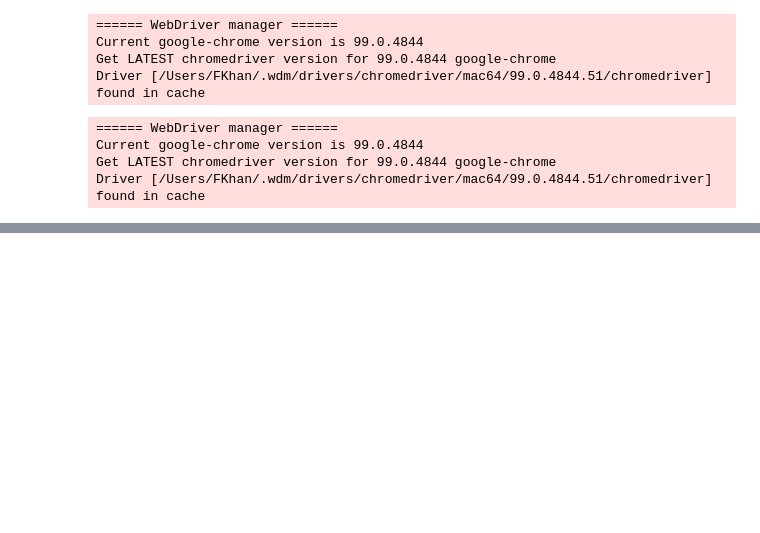
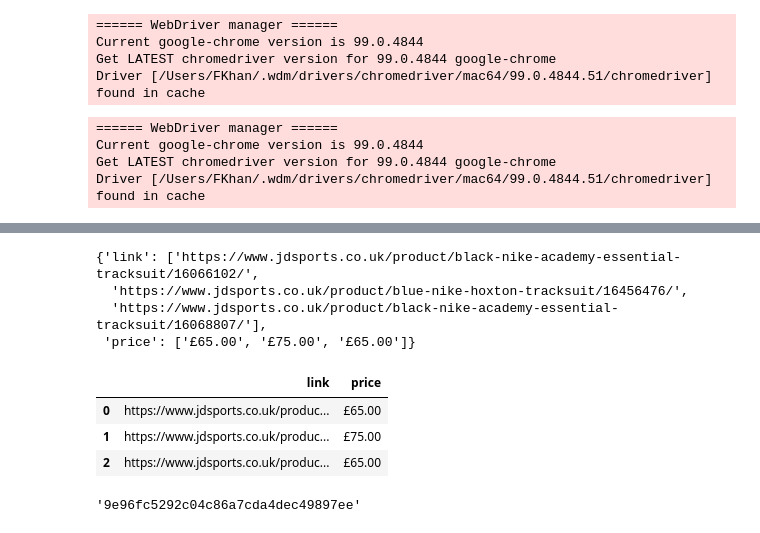
Before and after one commit to umz-98/DCP_Project, a Jupyter notebook: DCP_test.ipynb, the cells around one changed output, grey strips where cells are left out. Cells and saved outputs as stored; diff of their text form; code cells hidden in the pictures; blank space fills up the shorter version.

Commit message:
adds button,list,dicctionairy

```diff
--- a/DCP_test.ipynb
+++ b/DCP_test.ipynb
@@ -64,0 +69,2 @@ bot.keys_search('Nike hats')
+# %%
+container = bot.product_container()
@@ -64,0 +82,36 @@ bot.keys_search('Nike hats')
+# %%
+list_properties = container.find_elements(By.XPATH, './ul/li')
+# %%
+link_list = []
+for property in list_properties:
+    link_list.append(property.find_element(By.TAG_NAME, 'a').get_attribute('href'))
+# %%
+import time
+
+property_dict = {'link':[],
+                 'price':[],
+                }
+
+for link in link_list[0:3]:
+    bot.driver.get(link)
+    time.sleep(1)
+    property_dict['link'].append(link)
+    price = bot.driver.find_element(By.XPATH, '//span[@class="pri"]')
+    property_dict['price'].append(price.text)
+    name = bot.driver.find_element(By.XPATH, 'h1[@itemprop="name"]')
+    property_dict['name'].append(name.text)
+# %%
+property_dict
+# %% [output]
+{'link': ['https://www.jdsports.co.uk/product/black-nike-academy-essential-tracksuit/16066102/',
+  'https://www.jdsports.co.uk/product/blue-nike-hoxton-tracksuit/16456476/',
+  'https://www.jdsports.co.uk/product/black-nike-academy-essential-tracksuit/16068807/'],
+ 'price': ['£65.00', '£75.00', '£65.00']}
+# %%
+import pandas as pd
+pd.DataFrame(property_dict)
+# %% [output]
+|  | link | price |
+| 0 | https://www.jdsports.co.uk/produc... | £65.00 |
+| 1 | https://www.jdsports.co.uk/produc... | £75.00 |
+| 2 | https://www.jdsports.co.uk/produc... | £65.00 |
@@ -64,0 +122,7 @@ bot.keys_search('Nike hats')
+# %%
+import uuid
+uuid.uuid4()
+str(uuid.uuid4())
+uuid.uuid4().hex
+# %% [output]
+'9e96fc5292c04c86a7cda4dec49897ee'
```
Also changed, not shown: parts of 4 cells of this notebook.
